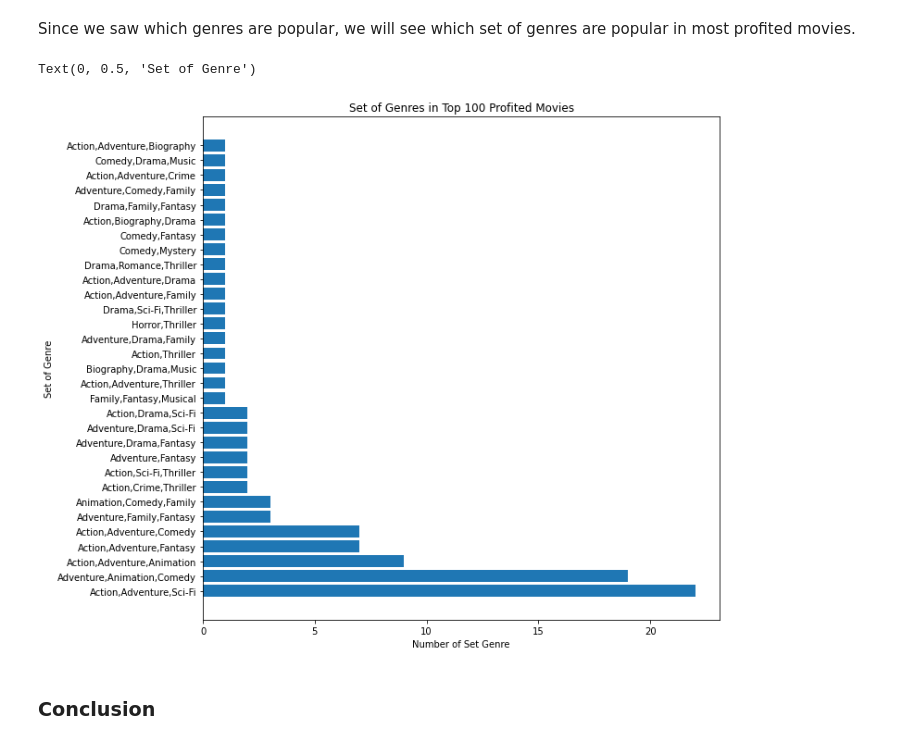
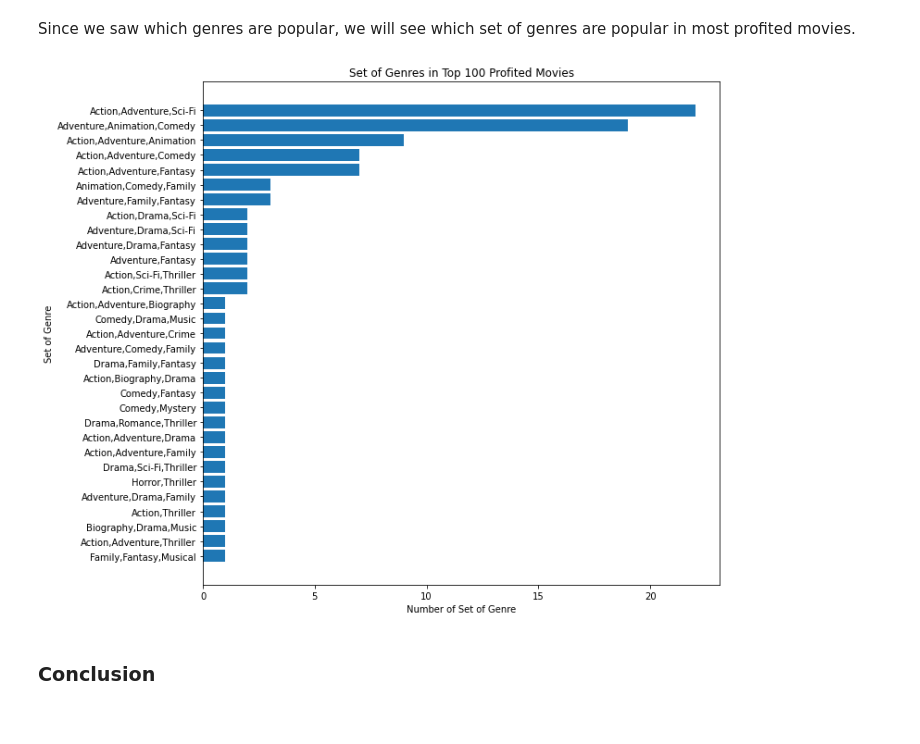
Before and after one commit to soohyunnie/avocoder-group-3-movie-analysis, a Jupyter notebook: genre_soohyun.ipynb, the cells around one changed output. Drawn from its saved outputs; the diff is of its cells as text; code cells hidden in the pictures.

Commit message:
final genre notebook

```diff
--- a/genre_soohyun.ipynb
+++ b/genre_soohyun.ipynb
@@ -59,3 +68,4 @@ Now, we will use wordwide_gross and production_budget to find the profit of the
 # %%
 condensed_profit['profit'] = condensed_profit['worldwide_gross'] - condensed_profit['production_budget']
 condensed_profit['net_profit_margin'] = (condensed_profit['profit'] / condensed_profit['worldwide_gross']) * 100
+condensed_profit['release_month'] = condensed_profit['release_date'].str[:3]
@@ -123,0 +197,19 @@ FileNotFoundError: [Errno 2] No such file or directory: 'images/genres_in_top_10
+# %%
+condensed_profit_100 = condensed_profit.iloc[:100]
+genres_profit_margin = {}
+for index, row in condensed_profit_100.iterrows():
+    for genre in row['genres']:
+        if genre in genres_profit_margin.keys():
+            genres_profit_margin[genre].append(row['net_profit_margin'])
+        else:
+            genres_profit_margin[genre] = [row['net_profit_margin']]
+
+average_profit_margin_genre = {}
+
+# For each genre, find the average of profit margin
+for k,v in genres_profit_margin.items():
+    average_profit_margin_genre[k] = sum(v)/ float(len(v))
+
+average_profit_margin_genre = dict(sorted(average_profit_margin_genre.items(), key=lambda x : x[1]))
+
+average_profit_margin_genre
@@ -123,0 +234,22 @@ FileNotFoundError: [Errno 2] No such file or directory: 'images/genres_in_top_10
+# %%
+#Make a bar chart to represent genres in top 100 budget movies and top 100 profited movies
+
+fig, ax = plt.subplots(1,2,figsize=(15, 10))
+
+x = list(top_100_budget_genre_dict.keys())
+height = list(top_100_budget_genre_dict.values())
+
+ax[0].barh(x, height)
+ax[0].set_title('Genres in Top 100 Budget Movies')
+ax[0].set_xlabel('Number of Genre')
+ax[0].set_ylabel('Genre')
+
+x2 = list(top_100_profit_genre_dict.keys())
+height2 = list(top_100_profit_genre_dict.values())
+
+ax[1].barh(x2, height2)
+ax[1].set_title('Genres in Top 100 Profited Movies')
+ax[1].set_xlabel('Number of Genre')
+ax[1].set_ylabel('Genre')
+
+plt.savefig('images/genres_in_top_100_profited_budget_movies.png')
@@ -126,34 +260,33 @@ Since we saw which genres are popular, we will see which set of genres are popul
 # %%
 # Make a list of top 100 genres
 top_100_profit_genre_set_list = list(condensed_profit['genres'].iloc[:100])
 
 top_100_profit_genre_set_dict = {}
 
 # Make a dictionary to count number of sets of genres
 for genre in top_100_profit_genre_set_list:
     if genre in top_100_profit_genre_set_dict.keys():
         top_100_profit_genre_set_dict[genre] += 1
     else:
         top_100_profit_genre_set_dict[genre] = 1
 
 # Sort the dictionary by count
-top_100_profit_genre_set_dict = dict(sorted(top_100_profit_genre_set_dict.items(), key=lambda x : x[1], reverse=True))
+top_100_profit_genre_set_dict = dict(sorted(top_100_profit_genre_set_dict.items(), key=lambda x : x[1]))
 
 #Make a bar chart to represent genres in top 100 profited movies
 fig, ax = plt.subplots(figsize=(10, 10))
 
 x = list(top_100_profit_genre_set_dict.keys())
 height = list(top_100_profit_genre_set_dict.values())
 
 ax.barh(x, height)
 ax.set_title('Set of Genres in Top 100 Profited Movies')
 ax.set_xlabel('Number of Set of Genre')
 ax.set_ylabel('Set of Genre')
 
 plt.savefig('images/set_of_genres_top_100_profited_movies.png')
 # %% [output]
-Text(0, 0.5, 'Set of Genre')
-[figure, old version]
+[figure, new version]
 # %% [markdown]
 ### Conclusion
 # %% [markdown]
```
Also changed, not shown: parts of 18 cells of this notebook, 14 other files.
